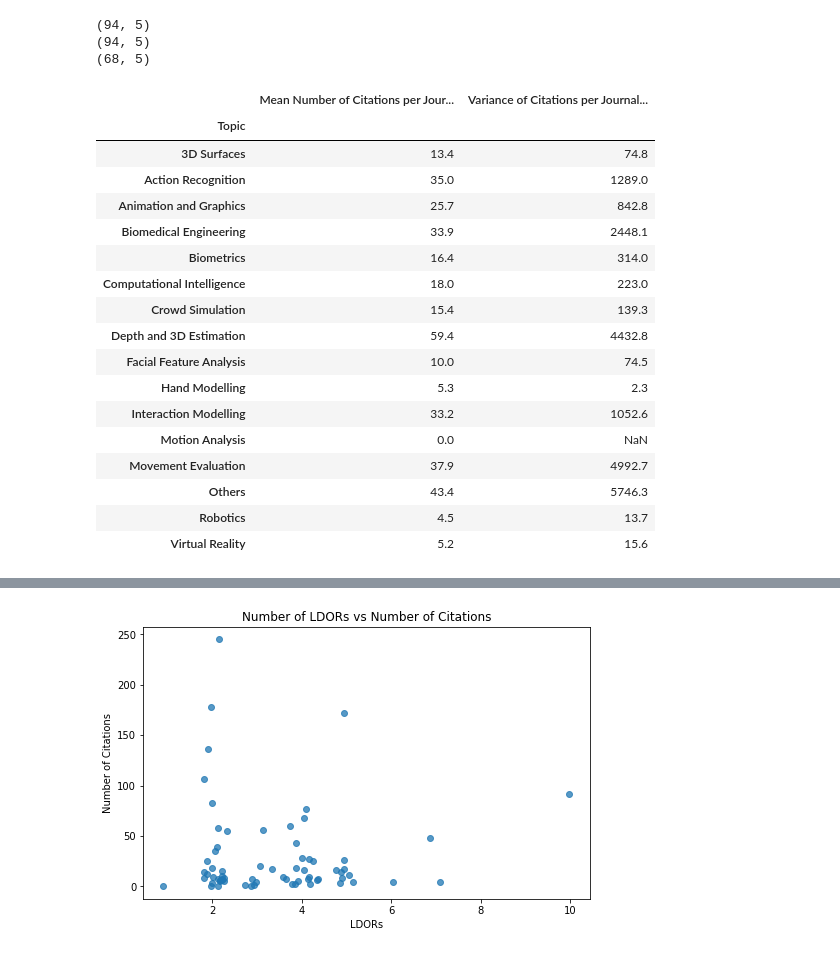
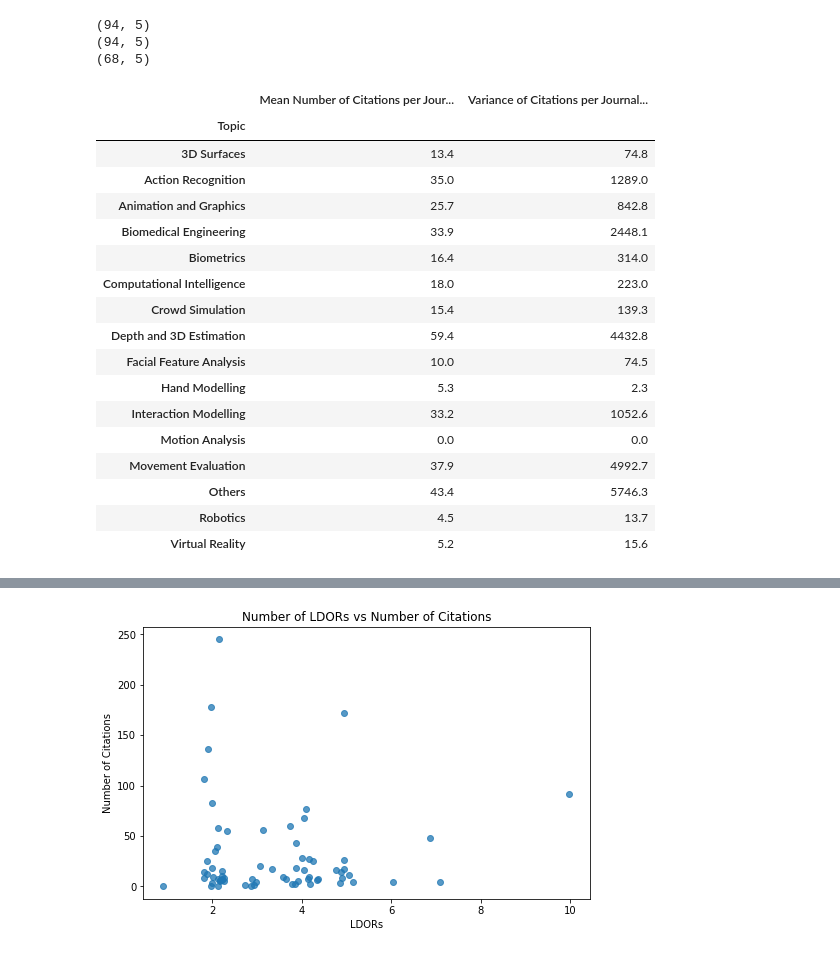
Before and after one commit to alasdair-breasley/pds-assignment, a Jupyter notebook: PDS_Assignment.ipynb, the cells around one changed output, grey strips where cells are left out. Drawn from its saved outputs; the diff is of its cells as text; code cells hidden in the pictures.

Commit message:
Question 2 - Fix NaNs, Figure 1 stuff.

```diff
--- a/PDS_Assignment.ipynb
+++ b/PDS_Assignment.ipynb
@@ -431,31 +452,33 @@ print(unique_journal_papers_dataframe.shape)
 (94, 5)
 (68, 5)
 # %%
-# TODO: Work out if Figure 1 is meant to be a table or a graph in addition to the table
-# Create citations table
+# Create citations table with mean and sample variance by topic
 citations_dataframe = unique_journal_papers_dataframe_bytopic.groupby("Topic")["Number of Citations"].agg(["mean", "var"])
+
+# Fill NaNs with 0 - NaNs for variance appear because variance is trying to be calculated over one value
+citations_dataframe = citations_dataframe.fillna(0)
 
 # Round mean and var columns to 1 decimal place
 citations_dataframe = citations_dataframe.round({"mean" : 1, "var" : 1})
 
 # Rename columns
 citations_dataframe.rename(columns = {"mean" : "Mean Number of Citations per Journal Paper",
                                       "var" : "Variance of Citations per Journal Paper"})
 # %% [output]
 |  | Mean Number of Citations per Jour... | Variance of Citations per Journal... |
 | Topic |  |  |
 | 3D Surfaces | 13.4 | 74.8 |
 | Action Recognition | 35.0 | 1289.0 |
 | Animation and Graphics | 25.7 | 842.8 |
 | Biomedical Engineering | 33.9 | 2448.1 |
 | Biometrics | 16.4 | 314.0 |
 | Computational Intelligence | 18.0 | 223.0 |
 | Crowd Simulation | 15.4 | 139.3 |
 | Depth and 3D Estimation | 59.4 | 4432.8 |
 | Facial Feature Analysis | 10.0 | 74.5 |
 | Hand Modelling | 5.3 | 2.3 |
 | Interaction Modelling | 33.2 | 1052.6 |
-| Motion Analysis | 0.0 | NaN |
+| Motion Analysis | 0.0 | 0.0 |
 | Movement Evaluation | 37.9 | 4992.7 |
 | Others | 43.4 | 5746.3 |
 | Robotics | 4.5 | 13.7 |
```
Also changed, not shown: parts of 3 cells of this notebook.
